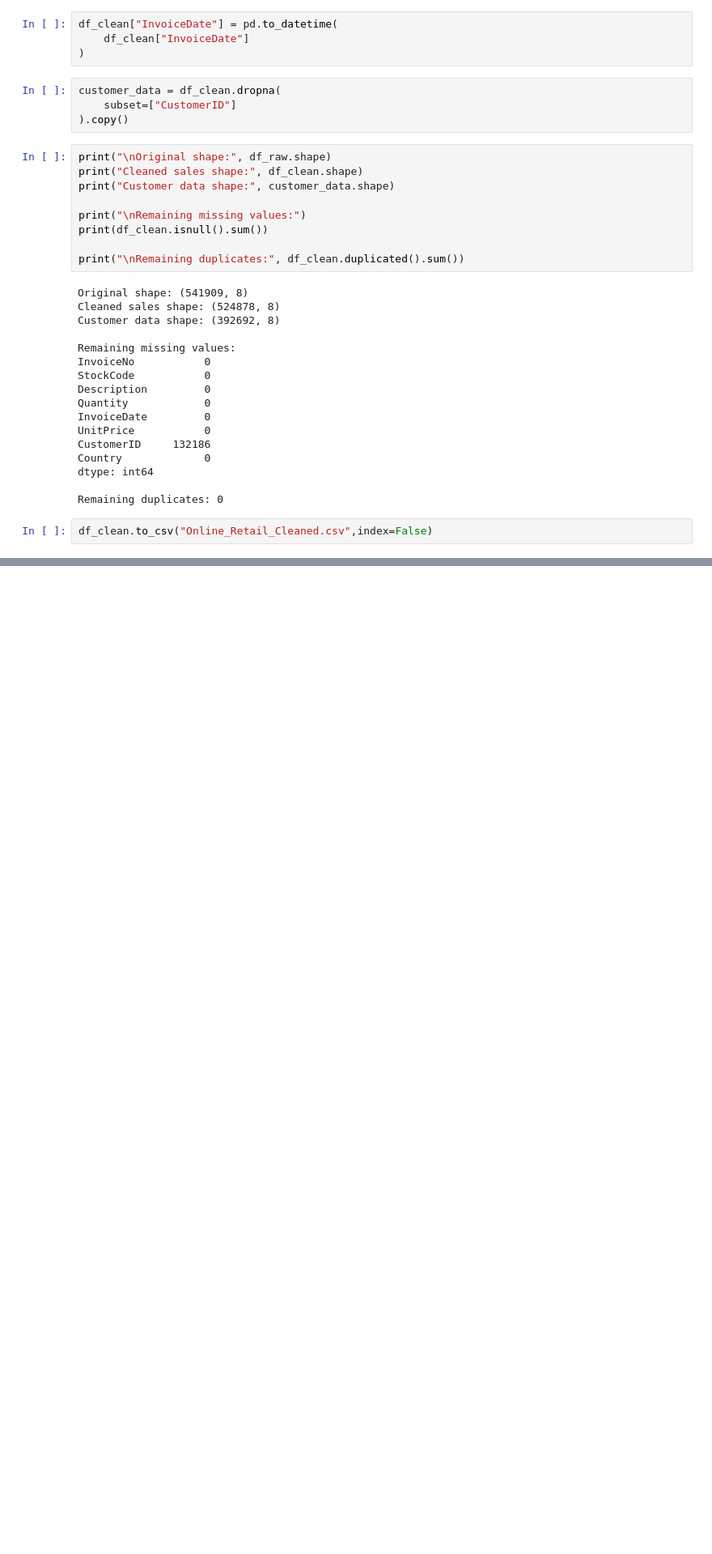
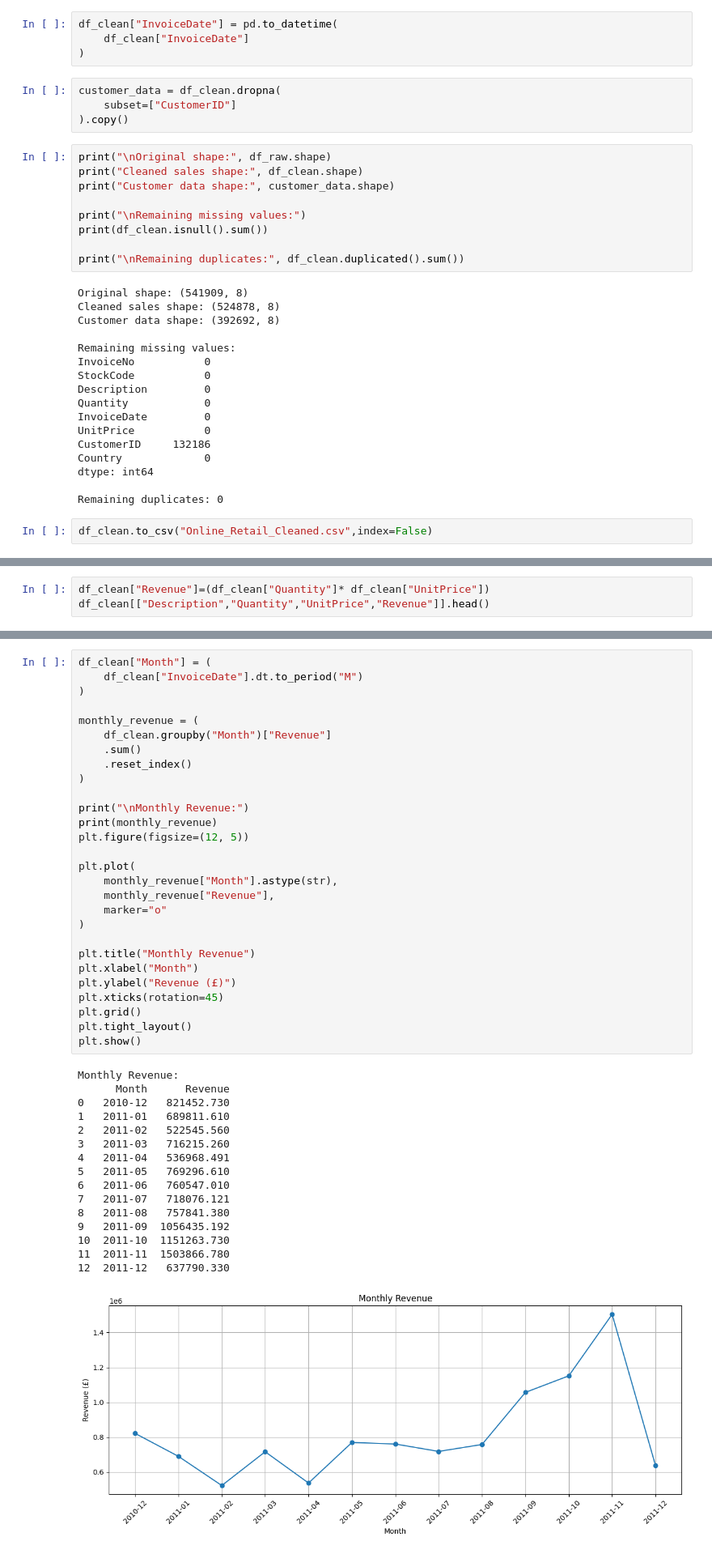
Before and after one commit to Meghakoranga/OnlineRetailAnalysis, a Jupyter notebook: OnlineRetailAnalysis.ipynb, the cells around one changed output, grey strips where cells are left out. Shown at 81% size. Cells and saved outputs as stored; diff of their text form; blank space fills up the shorter version.

```diff
--- a/OnlineRetailAnalysis.ipynb
+++ b/OnlineRetailAnalysis.ipynb
@@ -163,0 +168,3 @@ df_clean.to_csv("Online_Retail_Cleaned.csv",index=False)
+# %%
+df_clean["Revenue"]=(df_clean["Quantity"]* df_clean["UnitPrice"])
+df_clean[["Description","Quantity","UnitPrice","Revenue"]].head()
@@ -163,0 +182,45 @@ df_clean.to_csv("Online_Retail_Cleaned.csv",index=False)
+# %%
+df_clean["Month"] = (
+    df_clean["InvoiceDate"].dt.to_period("M")
+)
+
+monthly_revenue = (
+    df_clean.groupby("Month")["Revenue"]
+    .sum()
+    .reset_index()
+)
+
+print("\nMonthly Revenue:")
+print(monthly_revenue)
+plt.figure(figsize=(12, 5))
+
+plt.plot(
+    monthly_revenue["Month"].astype(str),
+    monthly_revenue["Revenue"],
+    marker="o"
+)
+
+plt.title("Monthly Revenue")
+plt.xlabel("Month")
+plt.ylabel("Revenue (£)")
+plt.xticks(rotation=45)
+plt.grid()
+plt.tight_layout()
+plt.show()
+# %% [output]
+Monthly Revenue:
+      Month      Revenue
+0   2010-12   821452.730
+1   2011-01   689811.610
+2   2011-02   522545.560
+3   2011-03   716215.260
+4   2011-04   536968.491
+5   2011-05   769296.610
+6   2011-06   760547.010
+7   2011-07   718076.121
+8   2011-08   757841.380
+9   2011-09  1056435.192
+10  2011-10  1151263.730
+11  2011-11  1503866.780
+12  2011-12   637790.330
+[figure, added]
```
Also changed, not shown: parts of 8 cells of this notebook.
